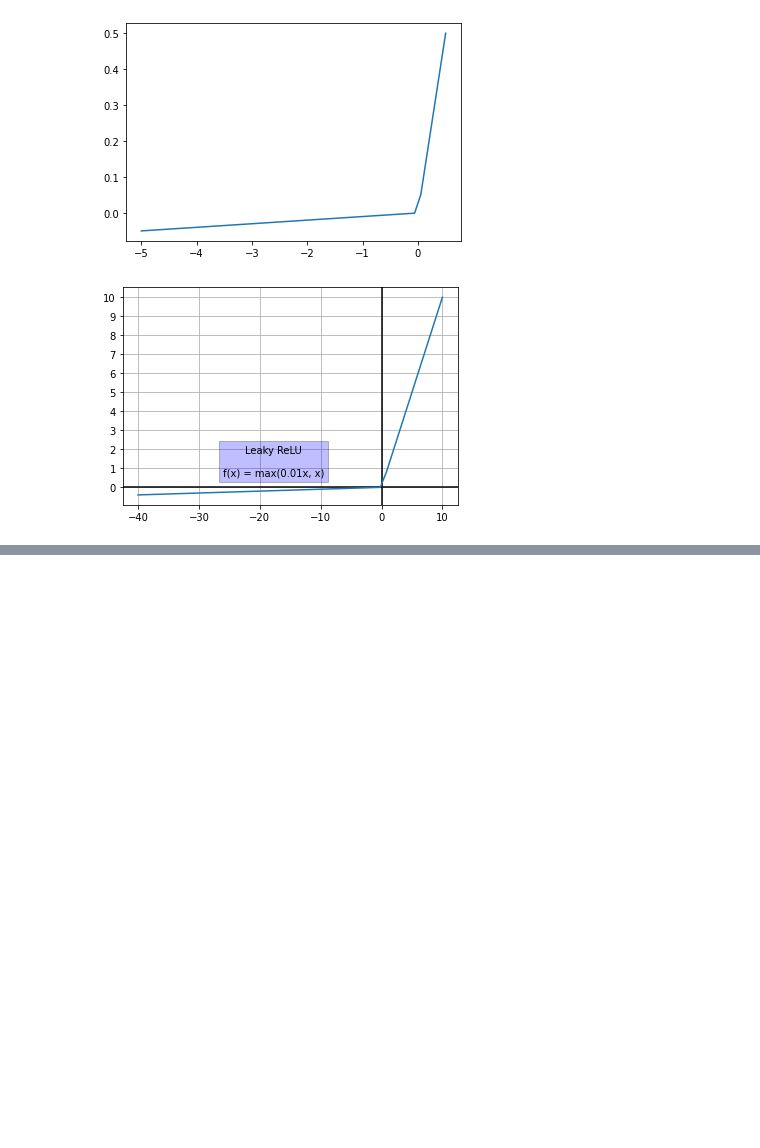
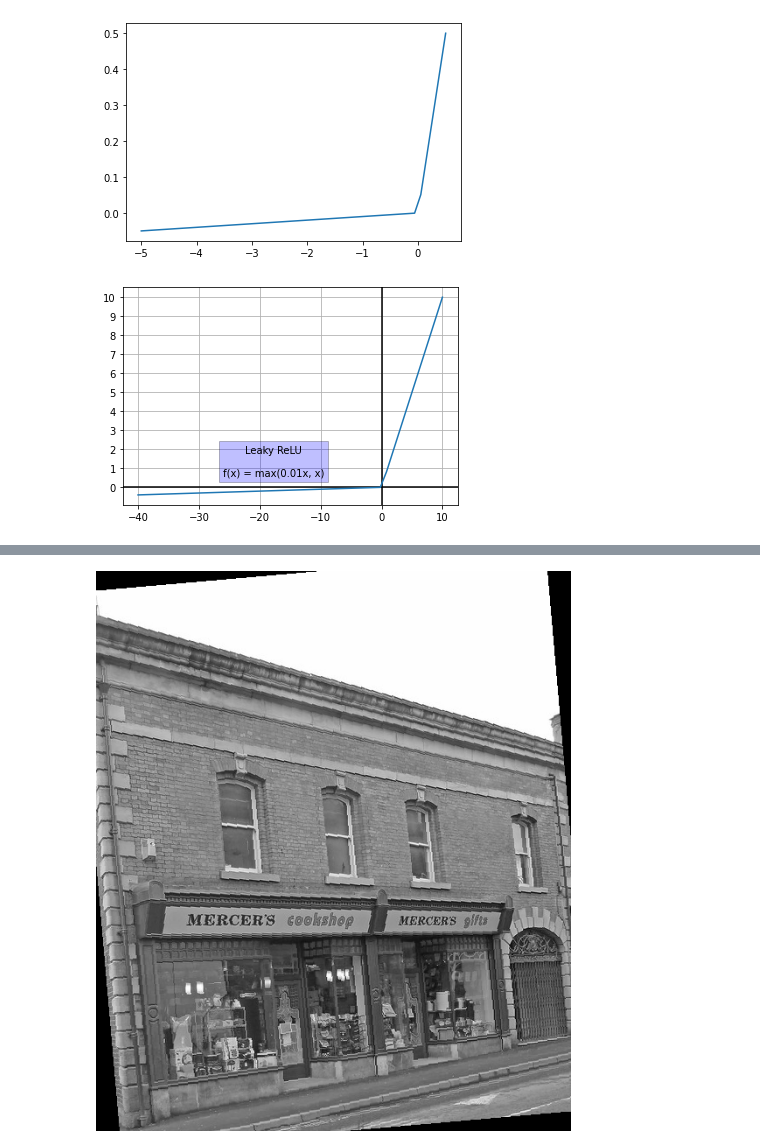
Before and after one commit to frburrue/tfm, a Jupyter notebook: Images.ipynb, the cells around one changed output, grey strips where cells are left out. Cells and saved outputs as stored; diff of their text form; code cells hidden in the pictures; blank space fills up the shorter version.

```diff
--- a/Images.ipynb
+++ b/Images.ipynb
@@ -34,0 +58,6 @@ plt.show()
+# %%
+grayscaleImage = Image.open("./utils/building_rotated.png").convert('LA')
+display(grayscaleImage)
+grayscaleImage.save("./utils/building_rotated_grayscale.png")
+# %% [output]
+[figure, added]
```
Also changed, not shown: parts of 5 cells of this notebook, 17 other files.
